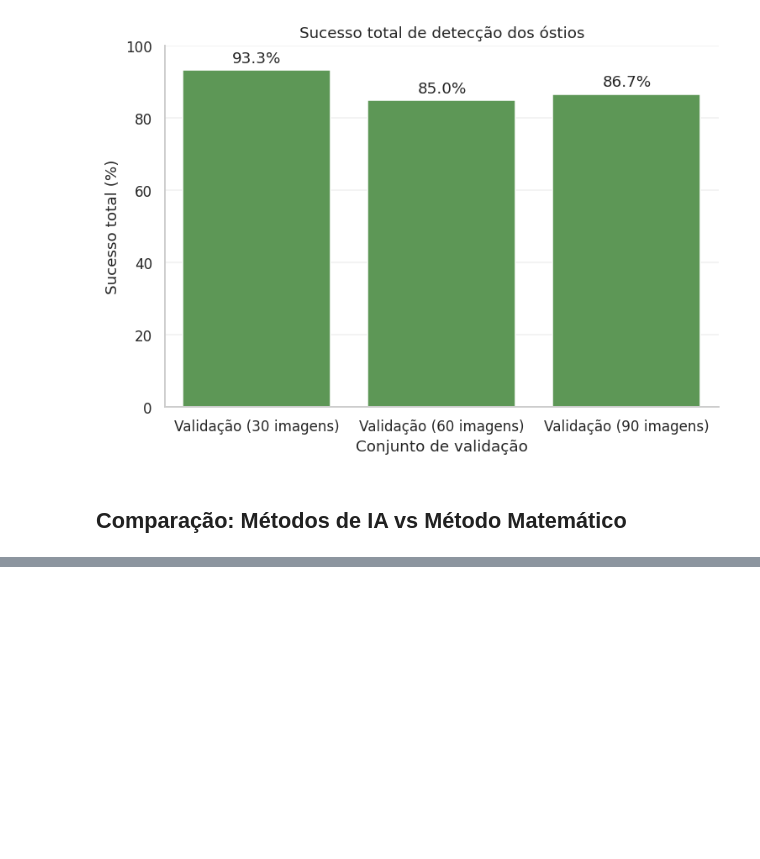
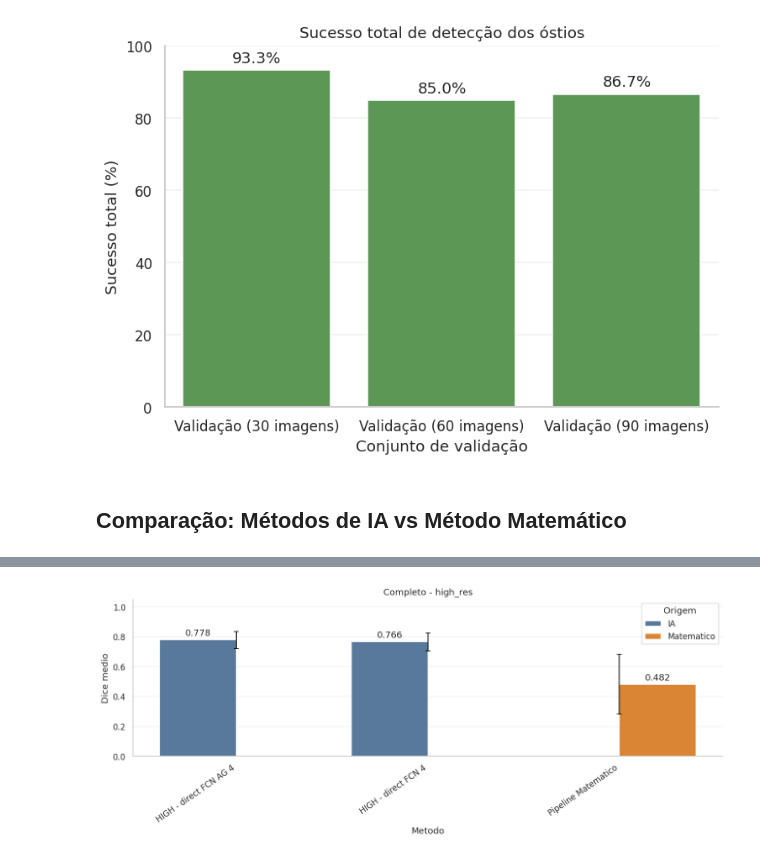
Before and after one commit to matheusssilva991/coronary-centerline-detection, a Jupyter notebook: src/eda/eda_tests.ipynb, the cells around one changed output, grey strips where cells are left out. Drawn from its saved outputs; the diff is of its cells as text; code cells hidden in the pictures; blank space fills up the shorter version.

```diff
--- a/src/eda/eda_tests.ipynb
+++ b/src/eda/eda_tests.ipynb
@@ -279,0 +333,10 @@ viz.comparison.plot_comparison_bar_by_resolution(comparison_agg_df, "high_res")
+# %%
+display_comparison_scenario(
+    "Completo",
+    full_math_df,
+    full_ia_df,
+    full_missing_math_files,
+    "high_res",
+)
+# %% [output]
+[figure, added]
```
Also changed, not shown: parts of 24 cells of this notebook, 11 other files.
